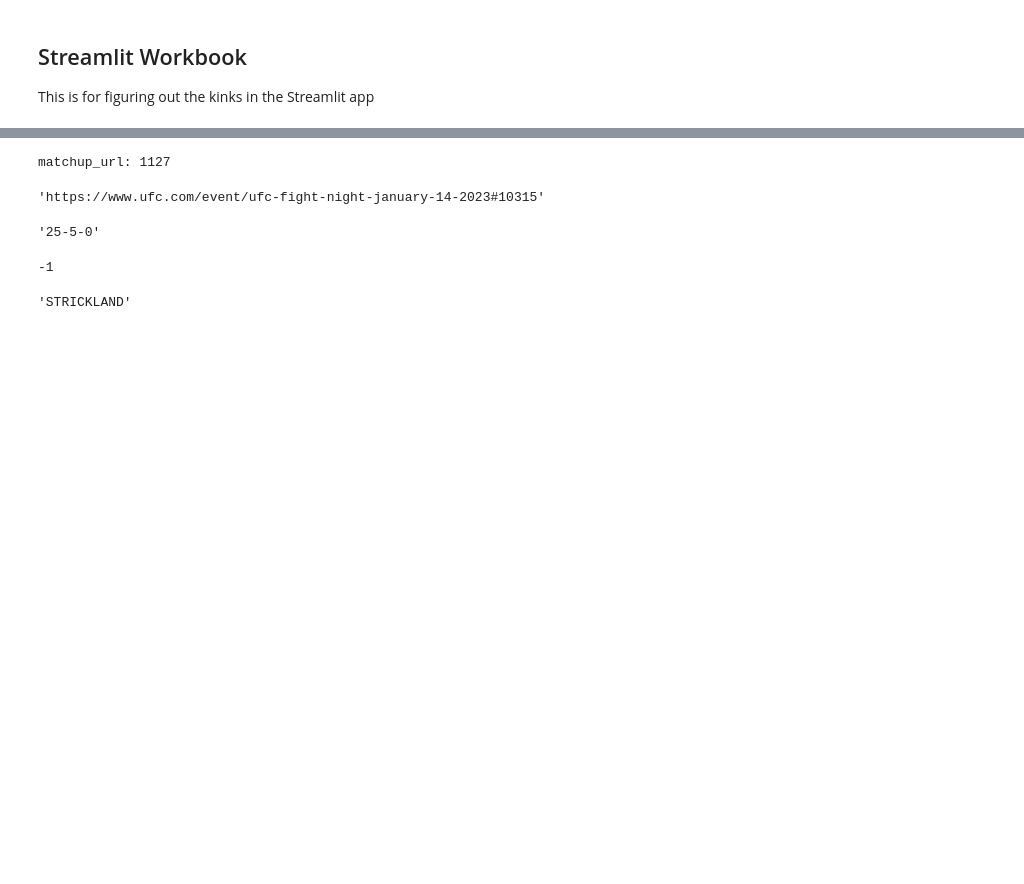
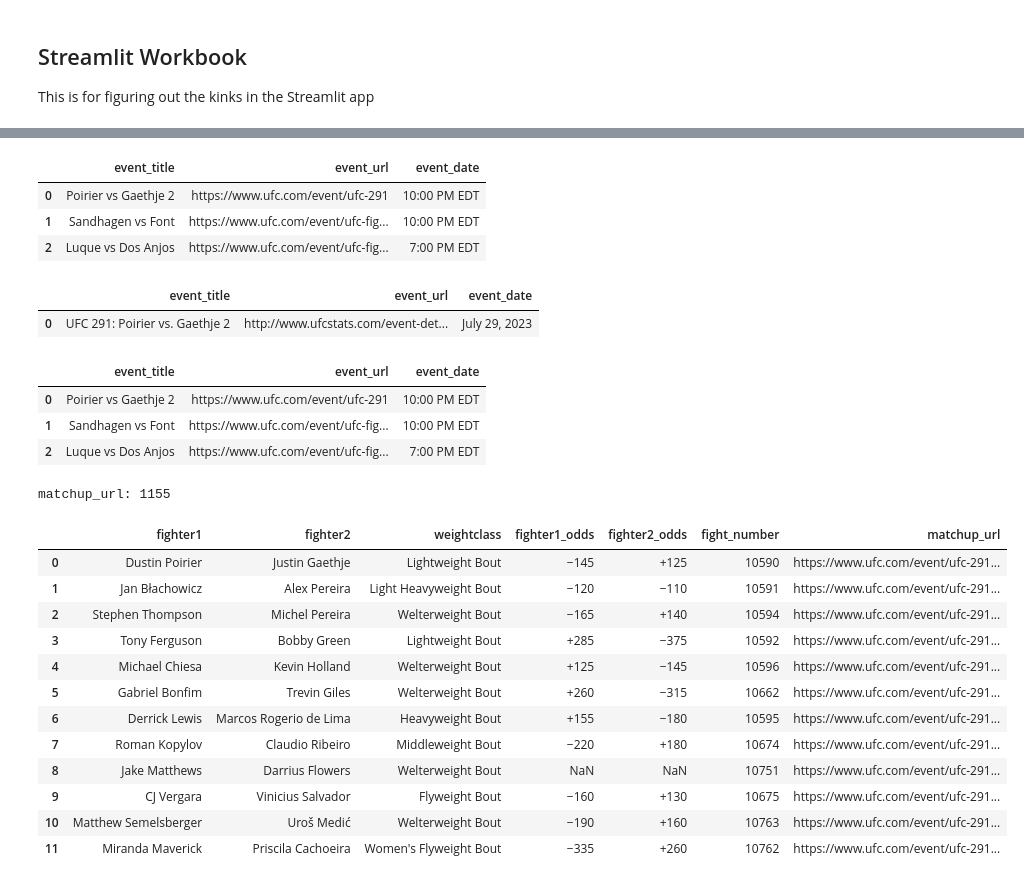
Before and after one commit to tmcroyce/UFC_Prediction_V2.1, a Jupyter notebook: V2_Newer_Notebooks/UFC_Streamlit_work.ipynb, the cells around one changed output, grey strips where cells are left out. Drawn from its saved outputs; the diff is of its cells as text; code cells hidden in the pictures; blank space fills up the shorter version.

```diff
--- a/V2_Newer_Notebooks/UFC_Streamlit_work.ipynb
+++ b/V2_Newer_Notebooks/UFC_Streamlit_work.ipynb
@@ -207,0 +75,8 @@ next_eventz
+# %%
+# Test
+get_next_events('https://www.ufc.com/events')
+# %% [output]
+|  | event_title | event_url | event_date |
+| 0 | Poirier vs Gaethje 2 | https://www.ufc.com/event/ufc-291 | 10:00 PM EDT |
+| 1 | Sandhagen vs Font | https://www.ufc.com/event/ufc-fig... | 10:00 PM EDT |
+| 2 | Luque vs Dos Anjos | https://www.ufc.com/event/ufc-fig... | 7:00 PM EDT |
@@ -208,47 +232,64 @@ next_eventz
+# %%
+next_eventz = get_next_event_ufcstats()
+next_eventz
+# %% [output]
+|  | event_title | event_url | event_date |
+| 0 | UFC 291: Poirier vs. Gaethje 2 | http://www.ufcstats.com/event-det... | July 29, 2023 |
+# %%
+# make sure events have fight info. If not, disregard that event
+next = get_next_events2('https://www.ufc.com/events')
+next
+# %% [output]
+|  | event_title | event_url | event_date |
+| 0 | Poirier vs Gaethje 2 | https://www.ufc.com/event/ufc-291 | 10:00 PM EDT |
+| 1 | Sandhagen vs Font | https://www.ufc.com/event/ufc-fig... | 10:00 PM EDT |
+| 2 | Luque vs Dos Anjos | https://www.ufc.com/event/ufc-fig... | 7:00 PM EDT |
 # %%
-
-
-##########           DATA        ################
-#data = pd.read_csv(home + '/final/aggregates/Double_Fights_DF_V14.csv')
-
-##########           GET EVENTS       ################
-
-# make sure events have fight info. If not, disregard that event
-next = get_next_events2('https://www.ufc.com/events')
-
-########           Select Next Event    ################
+########           Select & Show Next Event    ################
 
 event = next['event_title'][0]
 selected_event = event
 event_url =  next['event_url'][next['event_title'] == selected_event].values[0]
 selected_event_secret_number = secret_number(event_url)
 
 next_event = get_event_fights(event_url)
-fight = st.sidebar.selectbox('Select Fight', next_event['fighter1'] + ' vs. ' + next_event['fighter2'])
+#fight = st.sidebar.selectbox('Select Fight', next_event['fighter1'] + ' vs. ' + next_event['fighter2'])
 
 ## Get Names ##
 
-selected_fighter_1 = fight.split(' vs. ')[0]
-selected_fighter_2 = fight.split(' vs. ')[1].strip()
+#selected_fighter_1 = fight.split(' vs. ')[0]
+#selected_fighter_2 = fight.split(' vs. ')[1].strip()
 
 
 ########          Scrape UFC.com Data    ################
 
 # get the matchup fight numbers
 
 page = requests.get(event_url)
 soup = BeautifulSoup(page.content, 'html.parser')
 h = soup.find_all('div', class_='c-listing-fight')
 data_fmid = []
 for i in h:
     data_fmid.append(i['data-fmid'])
 
 next_event['fight_number'] = data_fmid[:len(next_event)]
 next_event['matchup_url'] = event_url +'#' + next_event['fight_number'].astype(str)
 selected_matchup_url = next_event['matchup_url'][next_event['fighter1'] == selected_fighter_1].values[0]
 
 #st.write(' FOR EDIT -- selected_matchup_url: ' + selected_matchup_url)
-selected_matchup_url
+next_event
 # %% [output]
-matchup_url: 1127
+matchup_url: 1155
-'https://www.ufc.com/event/ufc-fight-night-january-14-2023#10315'
+|  | fighter1 | fighter2 | weightclass | fighter1_odds | fighter2_odds | fight_number | matchup_url |
+| 0 | Dustin Poirier | Justin Gaethje | Lightweight Bout | −145 | +125 | 10590 | https://www.ufc.com/event/ufc-291... |
+| 1 | Jan Błachowicz | Alex Pereira | Light Heavyweight Bout | −120 | −110 | 10591 | https://www.ufc.com/event/ufc-291... |
+| 2 | Stephen Thompson | Michel Pereira | Welterweight Bout | −165 | +140 | 10594 | https://www.ufc.com/event/ufc-291... |
+| 3 | Tony Ferguson | Bobby Green | Lightweight Bout | +285 | −375 | 10592 | https://www.ufc.com/event/ufc-291... |
+| 4 | Michael Chiesa | Kevin Holland | Welterweight Bout | +125 | −145 | 10596 | https://www.ufc.com/event/ufc-291... |
+| 5 | Gabriel Bonfim | Trevin Giles | Welterweight Bout | +260 | −315 | 10662 | https://www.ufc.com/event/ufc-291... |
+| 6 | Derrick Lewis | Marcos Rogerio de Lima | Heavyweight Bout | +155 | −180 | 10595 | https://www.ufc.com/event/ufc-291... |
+| 7 | Roman Kopylov | Claudio Ribeiro | Middleweight Bout | −220 | +180 | 10674 | https://www.ufc.com/event/ufc-291... |
+| 8 | Jake Matthews | Darrius Flowers | Welterweight Bout | NaN | NaN | 10751 | https://www.ufc.com/event/ufc-291... |
+| 9 | CJ Vergara | Vinicius Salvador | Flyweight Bout | −160 | +130 | 10675 | https://www.ufc.com/event/ufc-291... |
+| 10 | Matthew Semelsberger | Uroš Medić | Welterweight Bout | −190 | +160 | 10763 | https://www.ufc.com/event/ufc-291... |
+| 11 | Miranda Maverick | Priscila Cachoeira | Women's Flyweight Bout | −335 | +260 | 10762 | https://www.ufc.com/event/ufc-291... |
@@ -320,8 +295,0 @@ a_record, b_record, a_height, b_height, a_reach, b_reach, a_leg, b_leg, img_url
-# %%
-a_record
-# %% [output]
-'25-5-0'
-# %%
-img_url
-# %% [output]
--1
@@ -330,6 +295,0 @@ driver = webdriver.Chrome()
-# %%
-fighter_last_name = selected_fighter_1.split(' ')[1]
-fighter_last_name = fighter_last_name.upper()
-fighter_last_name
-# %% [output]
-'STRICKLAND'
```
Also changed, not shown: parts of 22 cells of this notebook, 2 other files.
